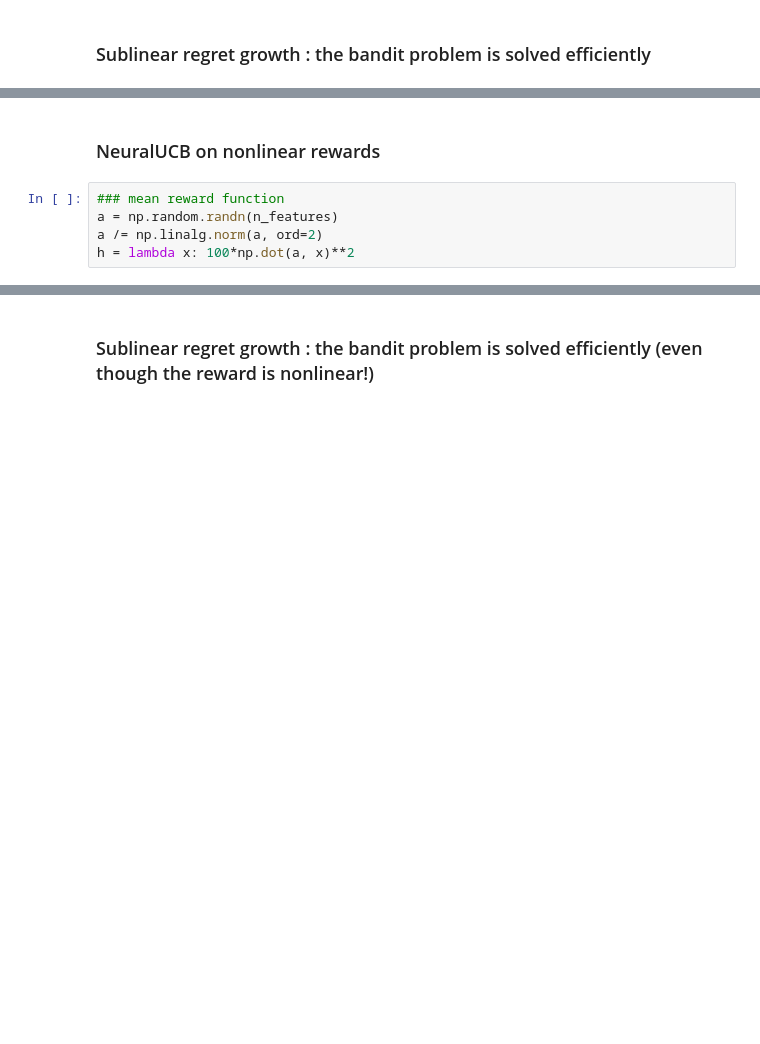
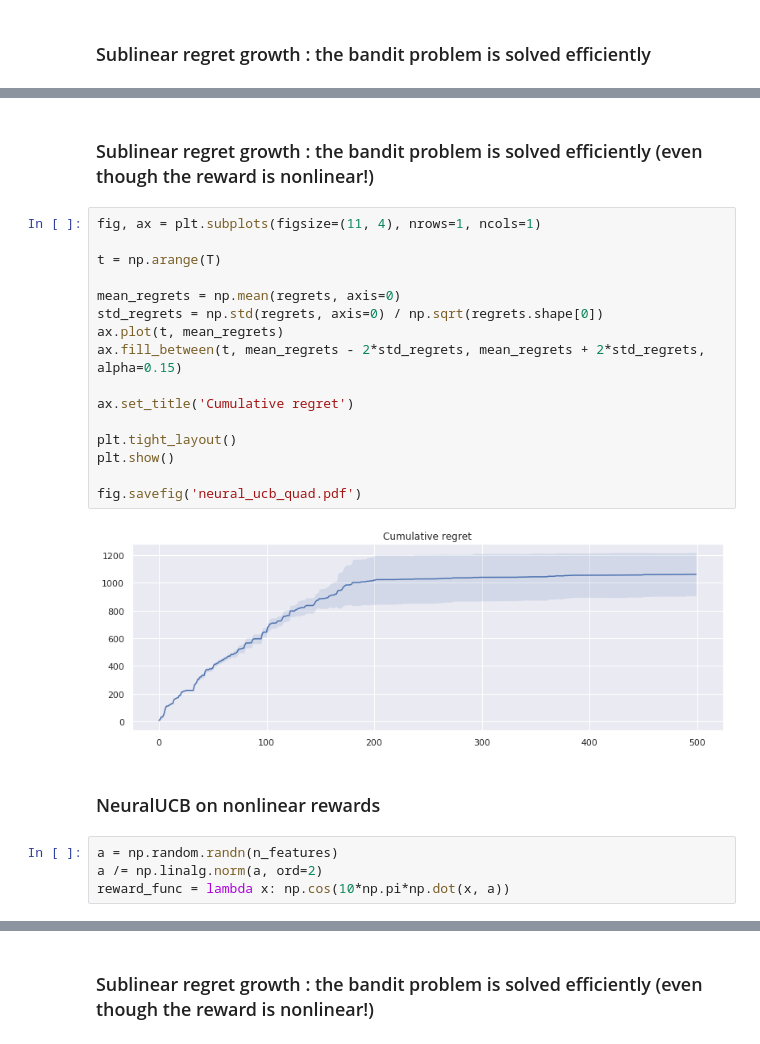
Before and after one commit to sauxpa/neural_exploration, a Jupyter notebook: NeuralUCB.ipynb, the cells around one changed output, grey strips where cells are left out. Drawn from its saved outputs; the diff is of its cells as text; blank space fills up the shorter version.

```diff
--- a/NeuralUCB.ipynb
+++ b/NeuralUCB.ipynb
@@ -75,10 +104,29 @@ fig.savefig('neural_ucb_linear.eps')
+# %% [markdown]
+### Sublinear regret growth : the bandit problem is solved efficiently (even though the reward is nonlinear!)
+# %%
+fig, ax = plt.subplots(figsize=(11, 4), nrows=1, ncols=1)
+
+t = np.arange(T)
+
+mean_regrets = np.mean(regrets, axis=0)
+std_regrets = np.std(regrets, axis=0) / np.sqrt(regrets.shape[0])
+ax.plot(t, mean_regrets)
+ax.fill_between(t, mean_regrets - 2*std_regrets, mean_regrets + 2*std_regrets, alpha=0.15)
+
+ax.set_title('Cumulative regret')
+
+plt.tight_layout()
+plt.show()
+
+fig.savefig('neural_ucb_quad.pdf')
+# %% [output]
+[figure, added]
 # %% [markdown]
 ### NeuralUCB on nonlinear rewards
 # %%
-### mean reward function
 a = np.random.randn(n_features)
 a /= np.linalg.norm(a, ord=2)
-h = lambda x: 100*np.dot(a, x)**2
+reward_func = lambda x: np.cos(10*np.pi*np.dot(x, a))
 # %%
 bandit = ContextualBandit(T, n_arms, n_features, h, noise_std=noise_std)
 
```
Also changed, not shown: parts of 8 cells of this notebook.
